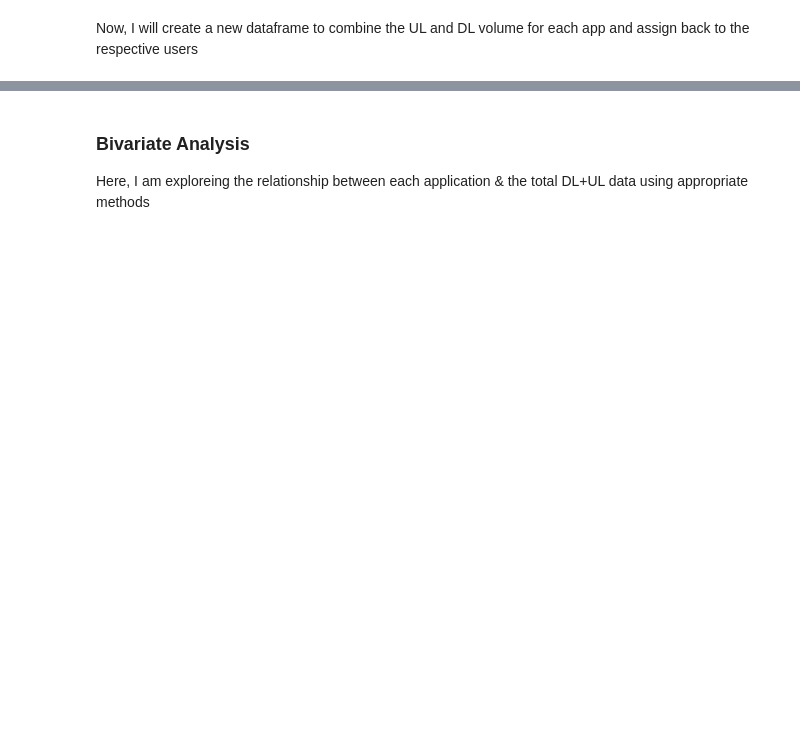
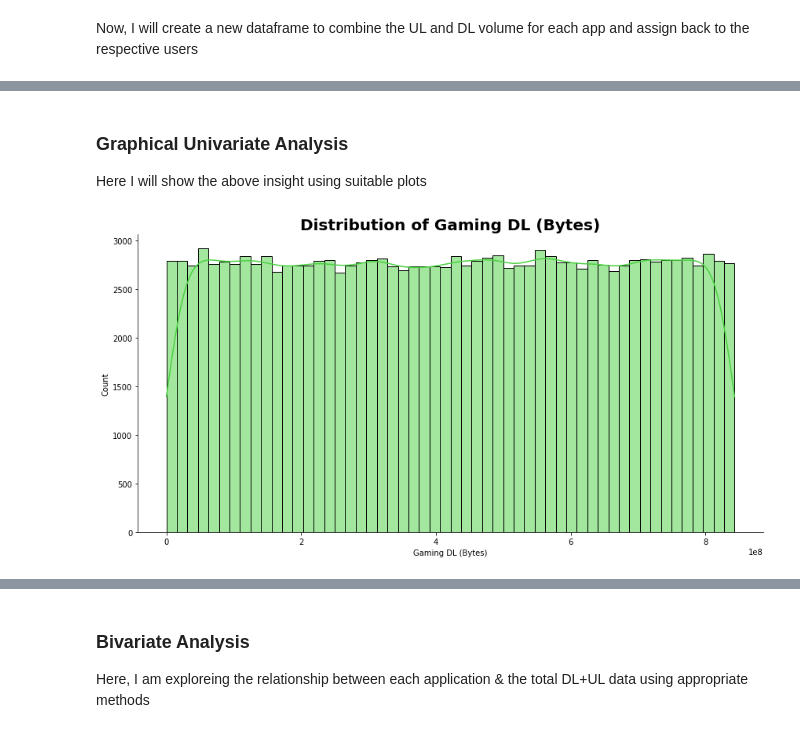
Before and after one commit to Hen0k/TellCo-user-analysis, a Jupyter notebook: notebooks/1-User-Overview-Analysis.ipynb, the cells around one changed output, grey strips where cells are left out. Drawn from its saved outputs; the diff is of its cells as text; code cells hidden in the pictures; blank space fills up the shorter version.

Commit message:
impr: Use modular code and clean univariate analysis

```diff
--- a/notebooks/1-User-Overview-Analysis.ipynb
+++ b/notebooks/1-User-Overview-Analysis.ipynb
@@ -275,2 +255,0 @@ See the caveats in the documentation: https://pandas.pydata.org/pandas-docs/stab
-# %%
-cleaner = CleanDataFrame()
@@ -277,3 +261,5 @@ cleaner = CleanDataFrame()
 # %%
-clean_df = cleaner.fix_datatypes(df)
-clean_df = cleaner.handle_missing_value(clean_df, verbose=False)
+dtype_fixed = cleaner.fix_datatypes(df)
+missing_filled_df = cleaner.handle_missing_value(dtype_fixed, verbose=False)
+filtered_df = cleaner.isolate_relavant_columns(missing_filled_df)
+numerical_columns = cleaner.get_numerical_columns(filtered_df)
@@ -305,11 +265,0 @@ Conduct a Graphical Univariate Analysis by identifying the most suitable plottin
-# %%
-# def fix_outlier(df, column):
-#     df[column] = np.where(df[column] > df[column].quantile(0.95), df[column].median(),df[column])
-
-#     return df[column]
-# fixed_df = clean_df.copy()
-
-numerical_columns = clean_df.select_dtypes(include='number').columns.tolist()
-for col in numerical_columns:
-    # fixed_df[col] = fix_outlier(clean_df, col)
-    plot_box(df, col, col)
@@ -338,0 +295,10 @@ This can also be confirmed using histograms. What we will see is that most of th
+# %% [markdown]
+### Graphical Univariate Analysis
+
+Here I will show the above insight using suitable plots
+# %%
+numericals = filtered_df[numerical_columns]
+# %%
+plotter.plot_hist(numericals, 'Gaming DL (Bytes)', '#49d13f')
+# %% [output]
+[figure, added]
```
Also changed, not shown: parts of 48 cells of this notebook.
